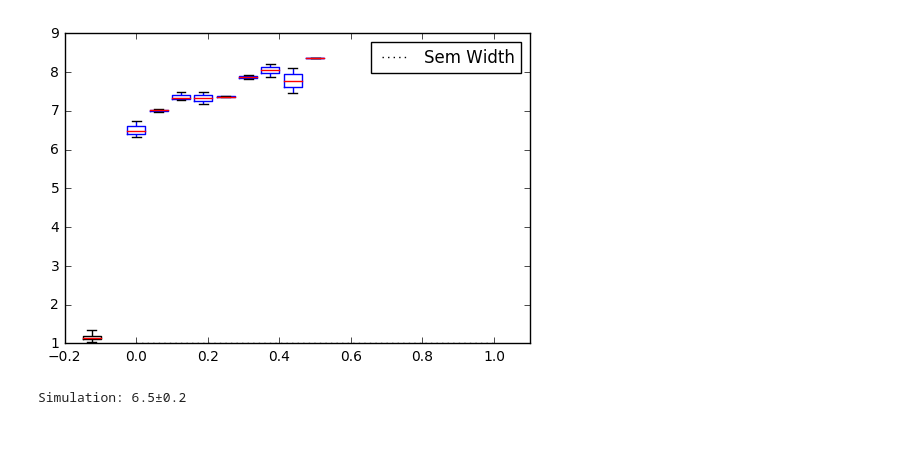
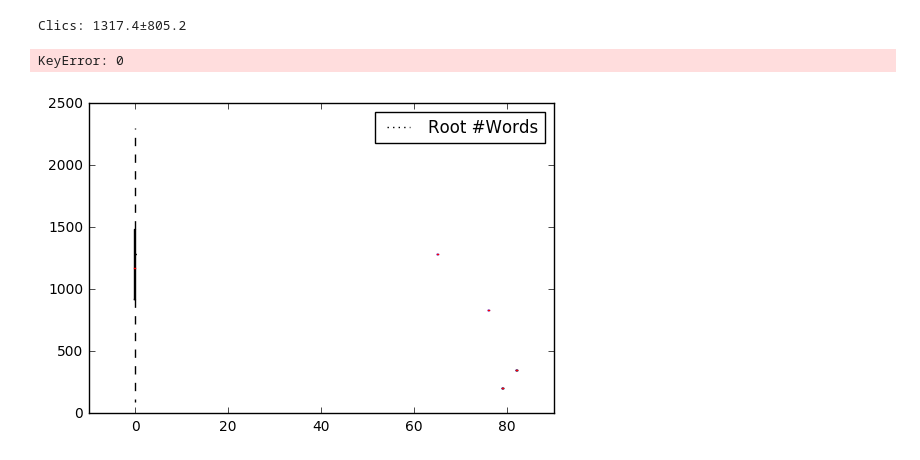
Before and after one commit to Anaphory/simuling, a Jupyter notebook: evaluation/PlotBasicStats.ipynb, the cells around one changed output. Cells and saved outputs as stored; diff of their text form; code cells hidden in the pictures.

```diff
--- a/evaluation/PlotBasicStats.ipynb
+++ b/evaluation/PlotBasicStats.ipynb
@@ -81,3 +117,39 @@ Simulation: 711.3±27.2
+# %%
+import os
+n = {}
+for file in os.listdir(path):
+    parts = file.split("-")
+    if len(parts) == 5:
+        p = float(parts[3])
+        if p != 0:
+            continue
+        all_data = pandas.read_csv(
+            os.path.join(path, file),
+            sep="\t",
+            na_values=[""],
+            keep_default_na=False,
+            encoding='utf-8')
+
+        for language_id, language_data in all_data.groupby("Language_ID"):
+            n.setdefault(ord(language_id), []).append(vocabulary_size(language_data))
+plt.boxplot([clics_vocabulary], positions=[-0.125], widths=0.05,
+            sym='', boxprops={"color": "k"}, whiskerprops={"color": "k"},
+            manage_xticks=False)
+
+plt.boxplot(list(n.values()), positions=list(n.keys()), widths=0.05, manage_xticks=False)
+
+plt.plot([0, 1], [1284, 1284], 'k:', label="Root #Words")
+
+#plt.xlim(-0.2, 1.1)
+plt.legend()
+
+print("Clics: {:0.1f}±{:0.1f}".format(
+    numpy.mean(clics_vocabulary), numpy.std(clics_vocabulary)))
+print("Simulation: {:0.1f}±{:0.1f}".format(numpy.mean(n[0]), numpy.std(n[0])))
+# %% [output]
+Clics: 1317.4±805.2
+KeyError: 0
+[figure, added]
 # %%
 import os
 n = {}
@@ -93,7 +165,7 @@ for file in os.listdir(path):
 
         p = float(parts[3])
         for language_id, language_data in all_data.groupby("Language_ID"):
-            if language_id >= "T":
+            if language_id >= steady_state:
                 n.setdefault(p, []).append(semantic_width(language_data))
 plt.boxplot([clics_semantic_width], positions=[-0.125], widths=0.05,
             sym='', boxprops={"color": "k"}, whiskerprops={"color": "k"},
@@ -105,9 +177,6 @@ plt.plot([0,1], [1, 1], "k:", label="Sem Width")
 plt.xlim(-0.2, 1.1)
 plt.legend()
 print("Simulation: {:0.1f}±{:0.1f}".format(numpy.mean(n[0]), numpy.std(n[0])))
-# %% [output]
-[figure, removed]
-Simulation: 6.5±0.2
 # %%
 import os
 n = {}
```
Also changed, not shown: parts of 5 cells of this notebook.
